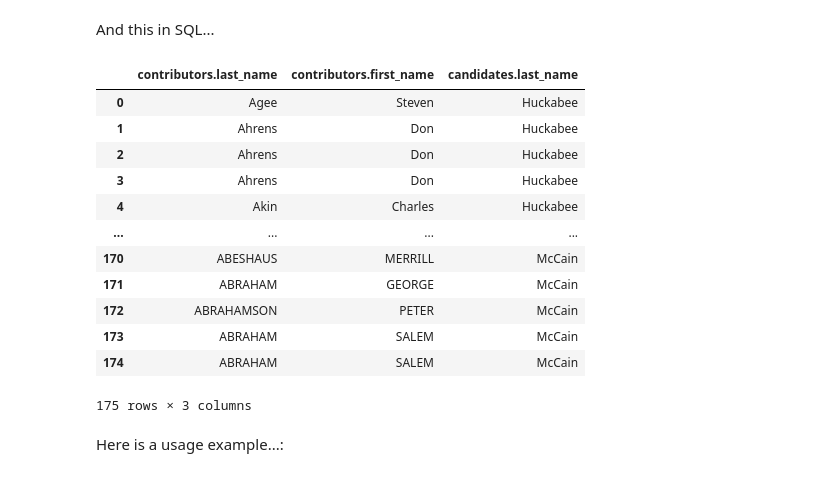
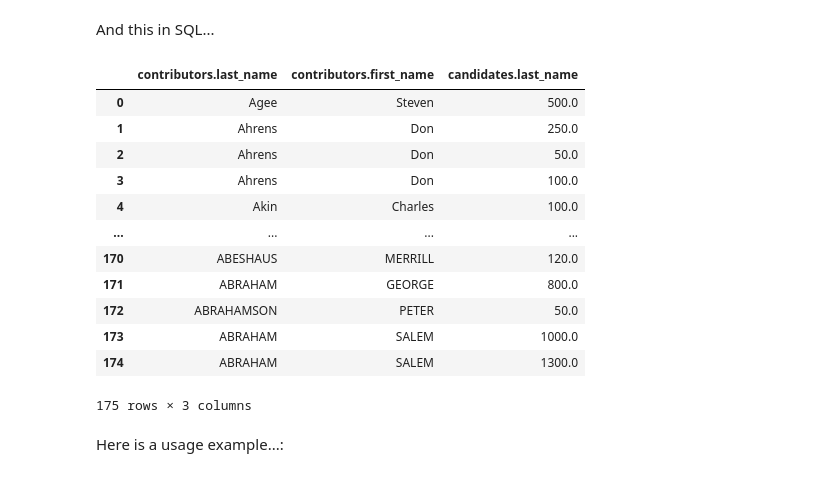
Before and after one commit to woojin-lee713/SQLandPandas, a Jupyter notebook: Joins.ipynb, the cells around one changed output. Drawn from its saved outputs; the diff is of its cells as text; code cells hidden in the pictures.

```diff
--- a/Joins.ipynb
+++ b/Joins.ipynb
@@ -194,7 +195,7 @@ CREATE TABLE "contributors" (
 # %% [markdown]
 Initializing the database:
 # %%
-db=init_db("cancont.db", ourschema)
+db=init_db("cancont2.db", ourschema)
 # %% [markdown]
 ## Creation and Alteration of database tables
 # %% [markdown]
@@ -406,27 +409,27 @@ And this in SQL...
 # %%
 explicitjoinsel="""
 SELECT
-    contributors.last_name, contributors.first_name, candidates.last_name
+    contributors.last_name, contributors.first_name, contributors.amount, candidates.last_name
 FROM
     contributors JOIN candidates
 ON contributors.candidate_id = candidates.id;
 """
 out=make_query(db, explicitjoinsel)
 make_frame(out, legend=["contributors.last_name",
             "contributors.first_name",  "candidates.last_name"])
 # %% [output]
 |  | contributors.last_name | contributors.first_name | candidates.last_name |
-| 0 | Agee | Steven | Huckabee |
-| 1 | Ahrens | Don | Huckabee |
-| 2 | Ahrens | Don | Huckabee |
-| 3 | Ahrens | Don | Huckabee |
-| 4 | Akin | Charles | Huckabee |
+| 0 | Agee | Steven | 500.0 |
+| 1 | Ahrens | Don | 250.0 |
+| 2 | Ahrens | Don | 50.0 |
+| 3 | Ahrens | Don | 100.0 |
+| 4 | Akin | Charles | 100.0 |
 | ... | ... | ... | ... |
-| 170 | ABESHAUS | MERRILL | McCain |
-| 171 | ABRAHAM | GEORGE | McCain |
-| 172 | ABRAHAMSON | PETER | McCain |
-| 173 | ABRAHAM | SALEM | McCain |
-| 174 | ABRAHAM | SALEM | McCain |
+| 170 | ABESHAUS | MERRILL | 120.0 |
+| 171 | ABRAHAM | GEORGE | 800.0 |
+| 172 | ABRAHAMSON | PETER | 50.0 |
+| 173 | ABRAHAM | SALEM | 1000.0 |
+| 174 | ABRAHAM | SALEM | 1300.0 |
 175 rows × 3 columns
 # %% [markdown]
 Here is a usage example...:
```
Also changed, not shown: parts of 5 cells of this notebook, 3 other files.
